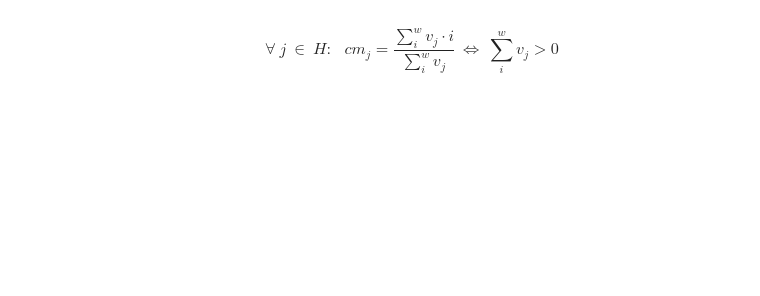
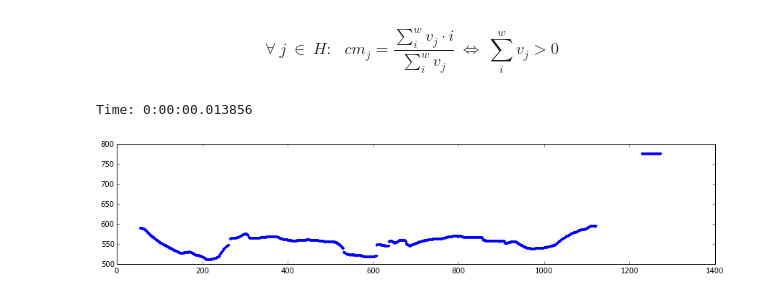
Before and after one commit to Jesus89/3DScanScience, a Jupyter notebook: notebooks/3. Laser segmentation.ipynb, the cells around one changed output. Cells and saved outputs as stored; diff of their text form; code cells hidden in the pictures; blank space fills up the shorter version.

```diff
--- a/notebooks/3. Laser segmentation.ipynb
+++ b/notebooks/3. Laser segmentation.ipynb
@@ -141,12 +170,28 @@ cm_j = {\frac{\displaystyle\sum_{i}^{w} v_j · i}{\displaystyle\sum_{i}^{w} v_j}
 {\displaystyle\sum_{i}^{w} v_j} > 0
 $$
 # %%
-import numpy as np
+# Compute weight matrix
 
-h, w = image_threshold.shape
+h, w = image_stripe.shape
 weight_matrix = np.array((np.matrix(np.linspace(0, w - 1, w)).T * np.matrix(np.ones(h))).T)
 
 # Compute center of mass
-s = image_threshold.sum(axis=1)
+
+begin()
+
+s = image_stripe.sum(axis=1)
 v = np.where(s > 0)[0]
-u = (weight_matrix * image_threshold).sum(axis=1)[v] / s[v]
+u = (weight_matrix * image_stripe).sum(axis=1)[v] / s[v]
+
+end()
+
+# Show center of mass
+
+pylab.rcParams['figure.figsize'] = (15, 3)
+pylab.ylim([500,800])
+
+plt.plot(v, u, '.')
+plt.show()
+# %% [output]
+Time: 0:00:00.013856
+[figure, added]
```
Also changed, not shown: parts of 46 cells of this notebook.
